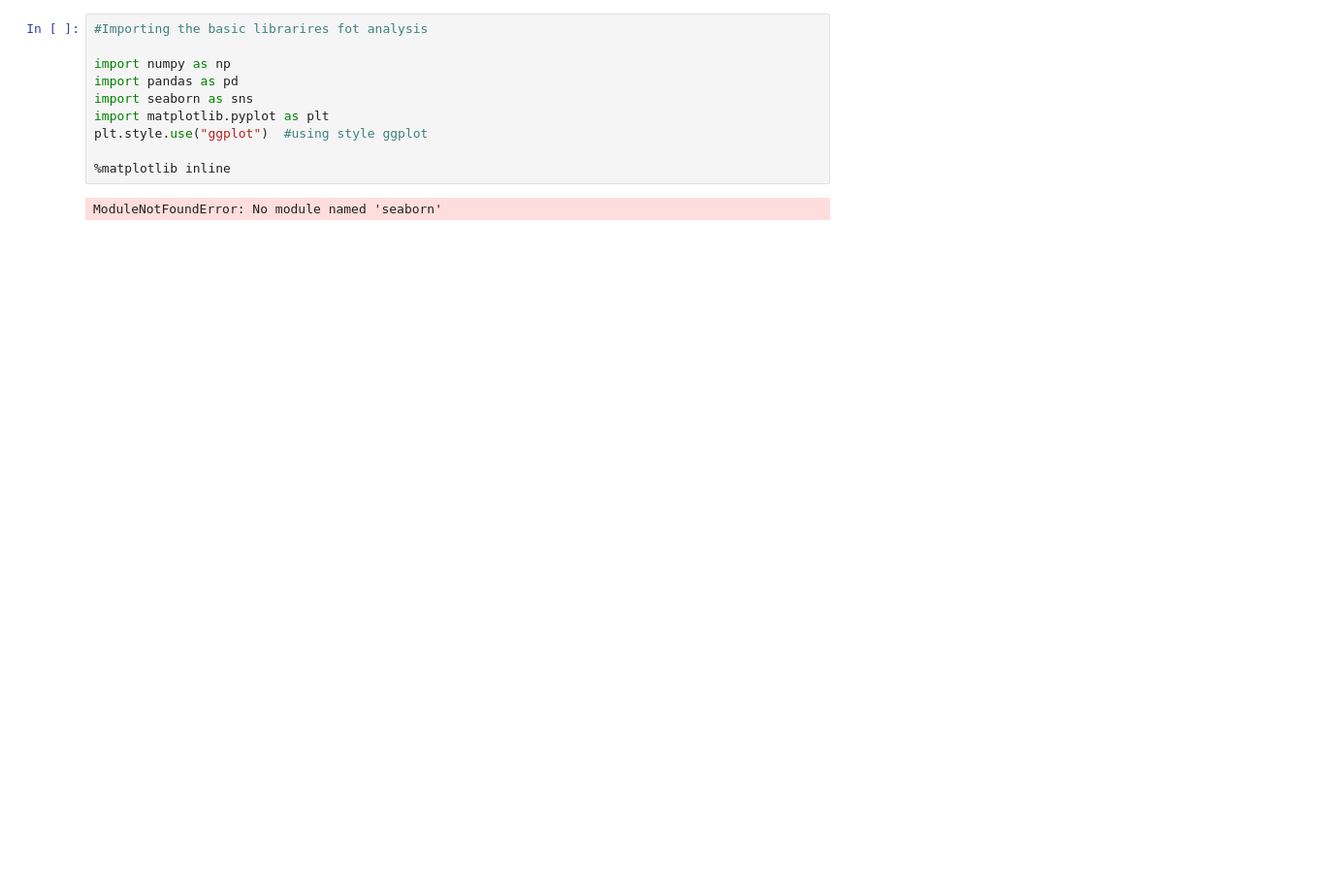
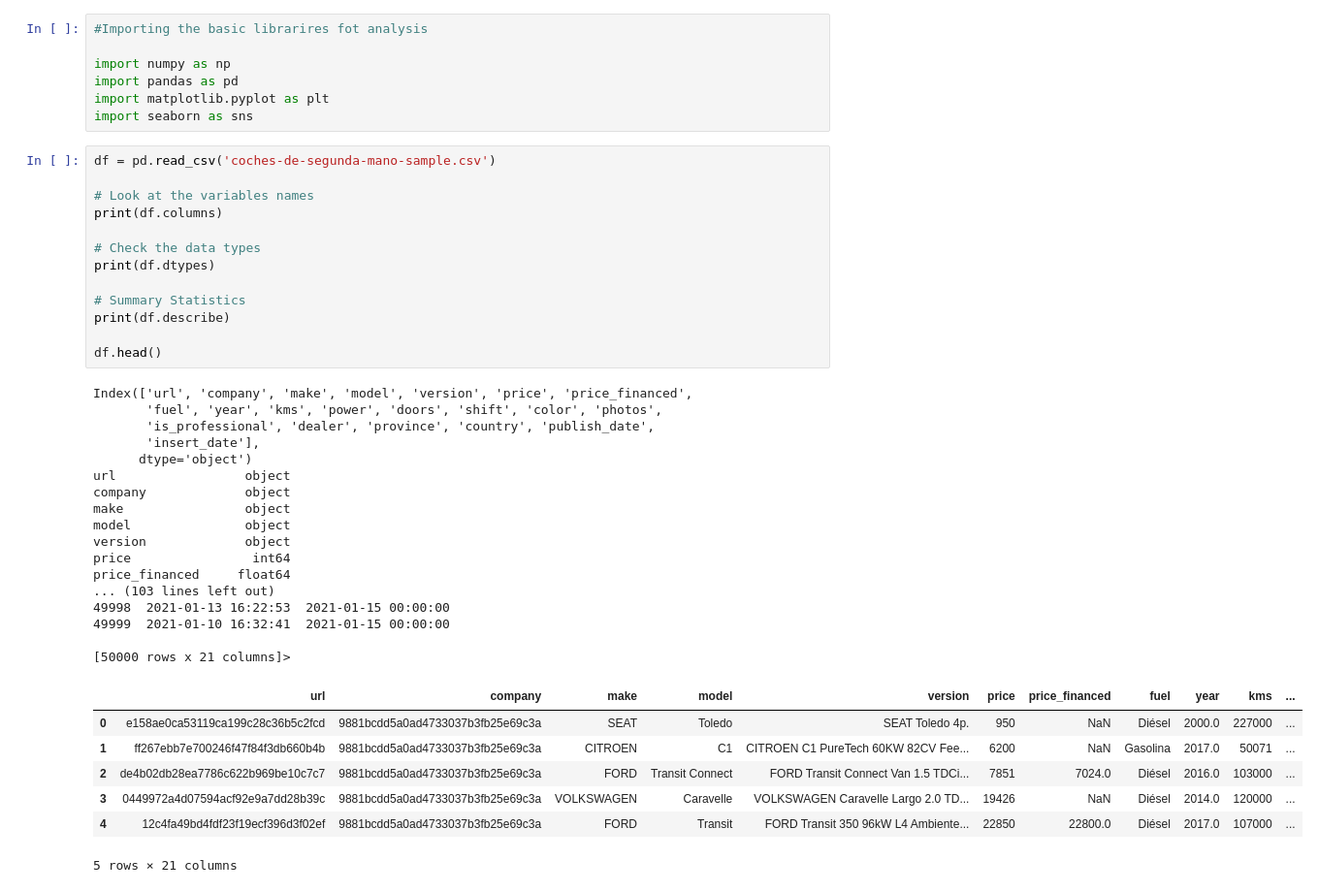
Before and after one commit to Triceratroll/car-price-prediction, a Jupyter notebook: eda.ipynb, the cells around one changed output. Shown: that part at 97% size. Saved outputs shown, nothing was run; the diff lists cells and outputs as text; blank space fills up the shorter version.

```diff
--- a/eda.ipynb
+++ b/eda.ipynb
@@ -3,10 +3,43 @@
 
 import numpy as np
 import pandas as pd
+import matplotlib.pyplot as plt
 import seaborn as sns
-import matplotlib.pyplot as plt
-plt.style.use("ggplot")  #using style ggplot
-
-%matplotlib inline
-# %% [output]
-ModuleNotFoundError: No module named 'seaborn'
+# %%
+df = pd.read_csv('coches-de-segunda-mano-sample.csv')
+
+# Look at the variables names
+print(df.columns)
+
+# Check the data types
+print(df.dtypes)
+
+# Summary Statistics
+print(df.describe)
+
+df.head()
+# %% [output]
+Index(['url', 'company', 'make', 'model', 'version', 'price', 'price_financed',
+       'fuel', 'year', 'kms', 'power', 'doors', 'shift', 'color', 'photos',
+       'is_professional', 'dealer', 'province', 'country', 'publish_date',
+       'insert_date'],
+      dtype='object')
+url                 object
+company             object
+make                object
+model               object
+version             object
+price                int64
+price_financed     float64
+... (103 lines left out)
+49998  2021-01-13 16:22:53  2021-01-15 00:00:00
+49999  2021-01-10 16:32:41  2021-01-15 00:00:00
+
+[50000 rows x 21 columns]>
+|  | url | company | make | model | version | price | price_financed | fuel | year | kms | ... |
+| 0 | e158ae0ca53119ca199c28c36b5c2fcd | 9881bcdd5a0ad4733037b3fb25e69c3a | SEAT | Toledo | SEAT Toledo 4p. | 950 | NaN | Diésel | 2000.0 | 227000 | ... |
+| 1 | ff267ebb7e700246f47f84f3db660b4b | 9881bcdd5a0ad4733037b3fb25e69c3a | CITROEN | C1 | CITROEN C1 PureTech 60KW 82CV Fee... | 6200 | NaN | Gasolina | 2017.0 | 50071 | ... |
+| 2 | de4b02db28ea7786c622b969be10c7c7 | 9881bcdd5a0ad4733037b3fb25e69c3a | FORD | Transit Connect | FORD Transit Connect Van 1.5 TDCi... | 7851 | 7024.0 | Diésel | 2016.0 | 103000 | ... |
+| 3 | 0449972a4d07594acf92e9a7dd28b39c | 9881bcdd5a0ad4733037b3fb25e69c3a | VOLKSWAGEN | Caravelle | VOLKSWAGEN Caravelle Largo 2.0 TD... | 19426 | NaN | Diésel | 2014.0 | 120000 | ... |
+| 4 | 12c4fa49bd4fdf23f19ecf396d3f02ef | 9881bcdd5a0ad4733037b3fb25e69c3a | FORD | Transit | FORD Transit 350 96kW L4 Ambiente... | 22850 | 22800.0 | Diésel | 2017.0 | 107000 | ... |
+5 rows × 21 columns
```
Also changed, not shown: parts of 5 cells of this notebook.
